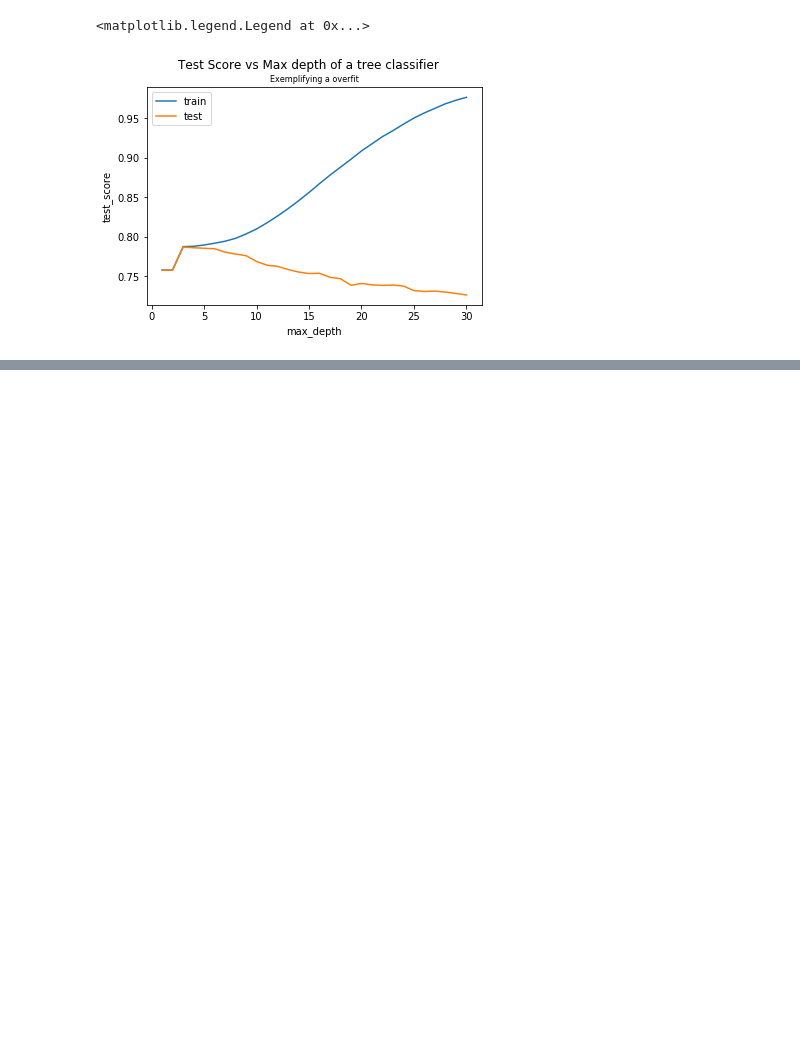
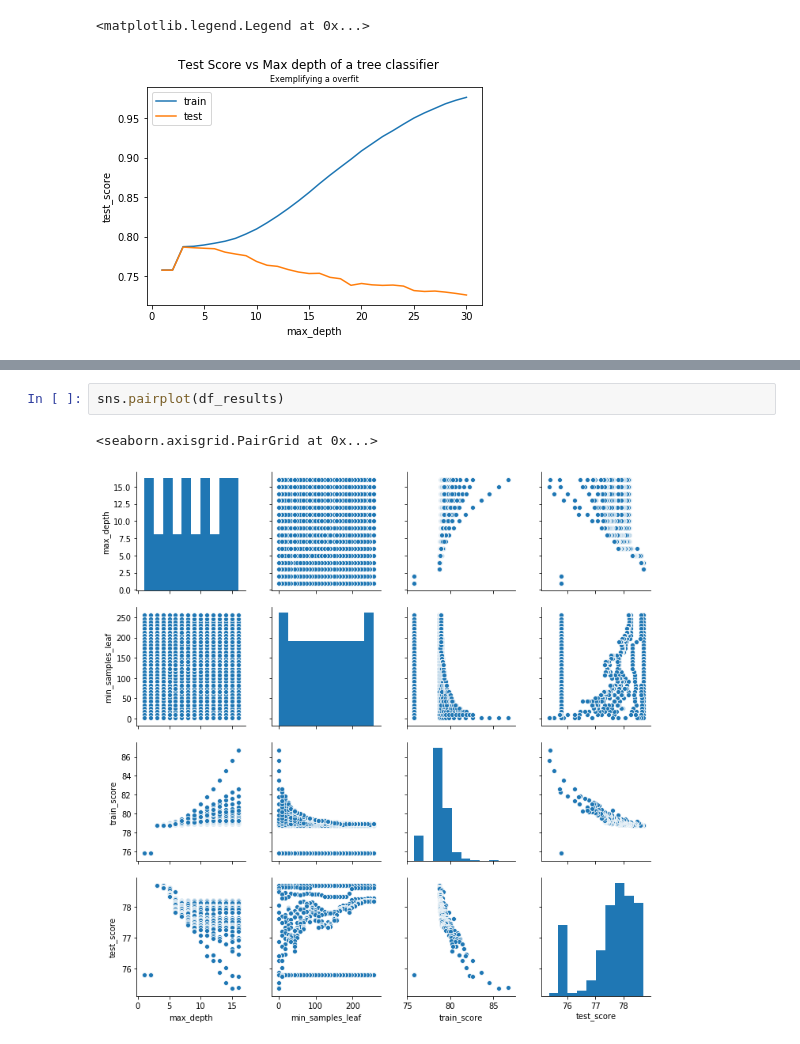
Before and after one commit to BrunaMS/machine_learning_course, a Jupyter notebook: 7_model_otimization/model_otimization.ipynb, the cells around one changed output, grey strips where cells are left out. Drawn from its saved outputs; the diff is of its cells as text; blank space fills up the shorter version.

```diff
--- a/7_model_otimization/model_otimization.ipynb
+++ b/7_model_otimization/model_otimization.ipynb
@@ -292,0 +417,5 @@ plt.legend(['train', 'test'])
+# %%
+sns.pairplot(df_results)
+# %% [output]
+<seaborn.axisgrid.PairGrid at 0x...>
+[figure, added]
```
Also changed, not shown: parts of 20 cells of this notebook.
